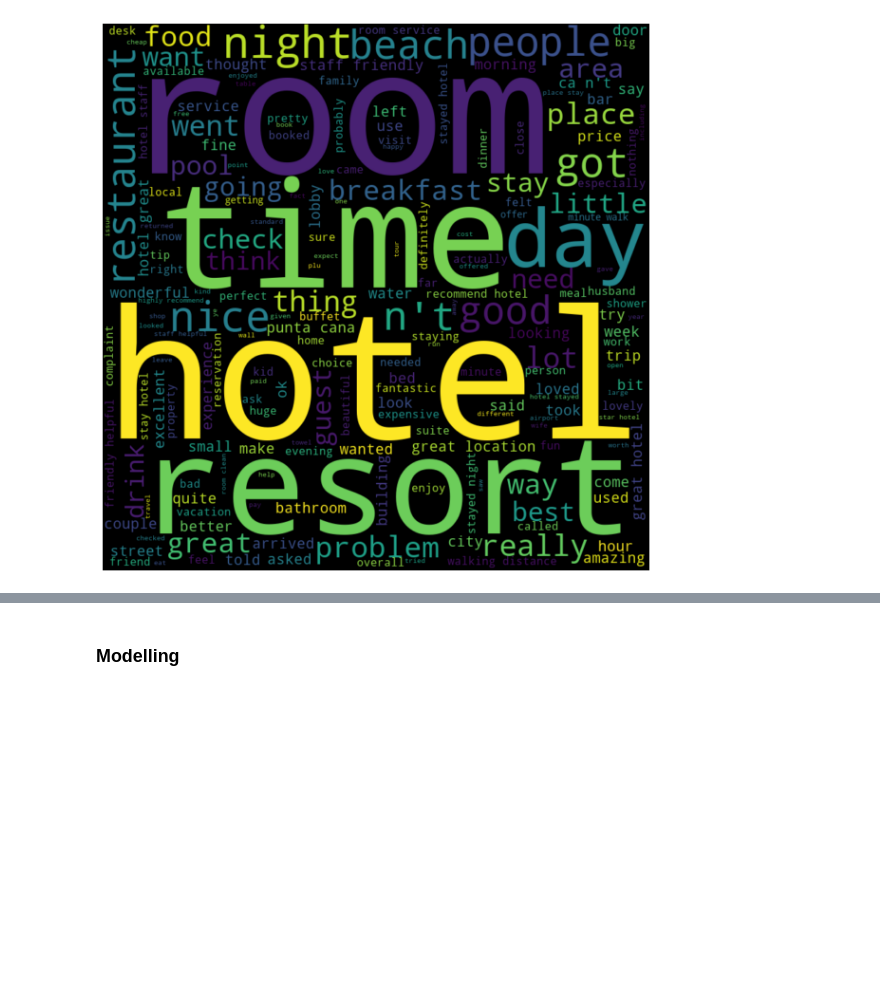
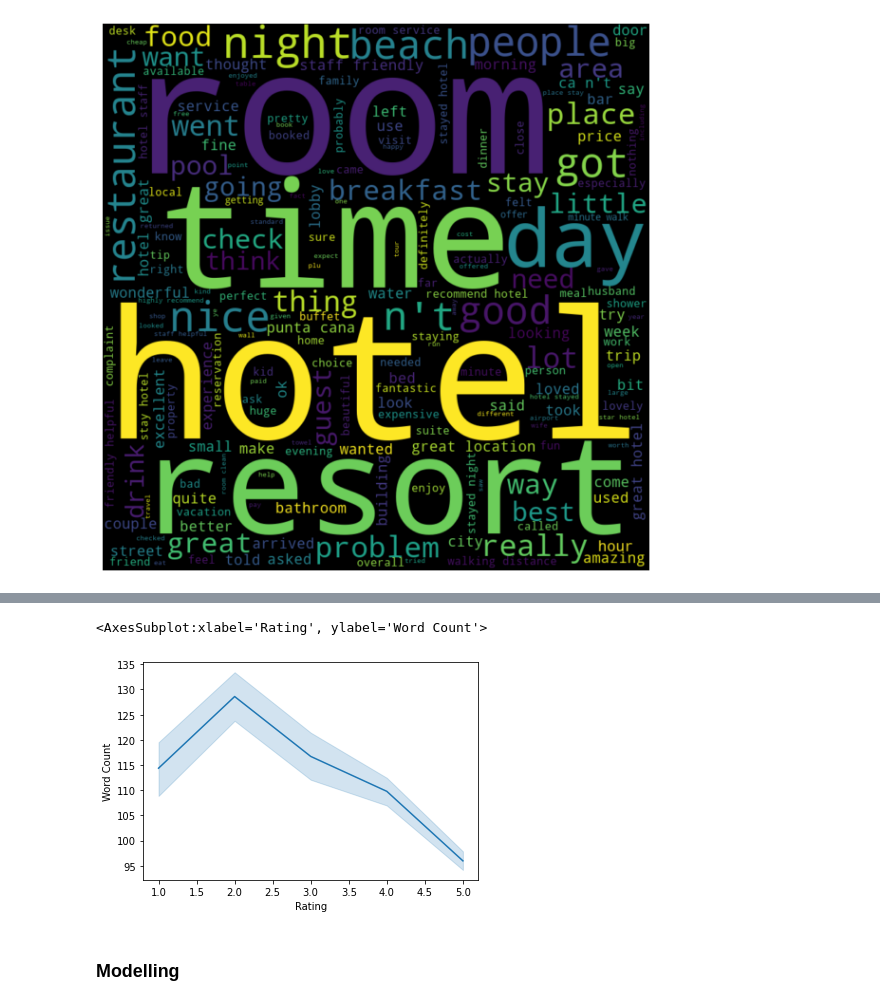
Before and after one commit to wildraft/Tripadvisor_Reviews, a Jupyter notebook: NLP.ipynb, the cells around one changed output, grey strips where cells are left out. Cells and saved outputs as stored; diff of their text form; code cells hidden in the pictures; blank space fills up the shorter version.

```diff
--- a/NLP.ipynb
+++ b/NLP.ipynb
@@ -109,0 +112,2 @@ wordCloud_generator(df['Review'])
+# %%
+df['Word Count'] = df['Review'].apply(lambda x: len(str(x).split(" ")))
@@ -110,3 +124,8 @@ wordCloud_generator(df['Review'])
+# %%
+sns.lineplot(x="Rating", y="Word Count", data=df)
+# %% [output]
+<AxesSubplot:xlabel='Rating', ylabel='Word Count'>
+[figure, added]
 # %% [markdown]
 ### Modelling
 # %%
```
Also changed, not shown: parts of 2 cells of this notebook.
